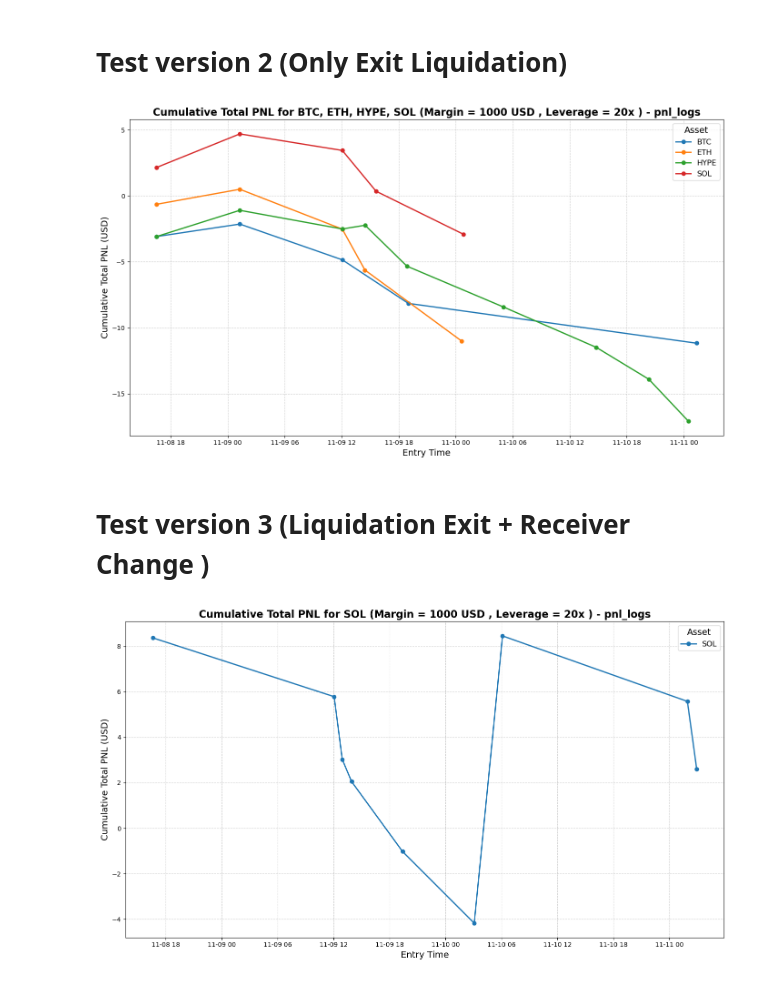
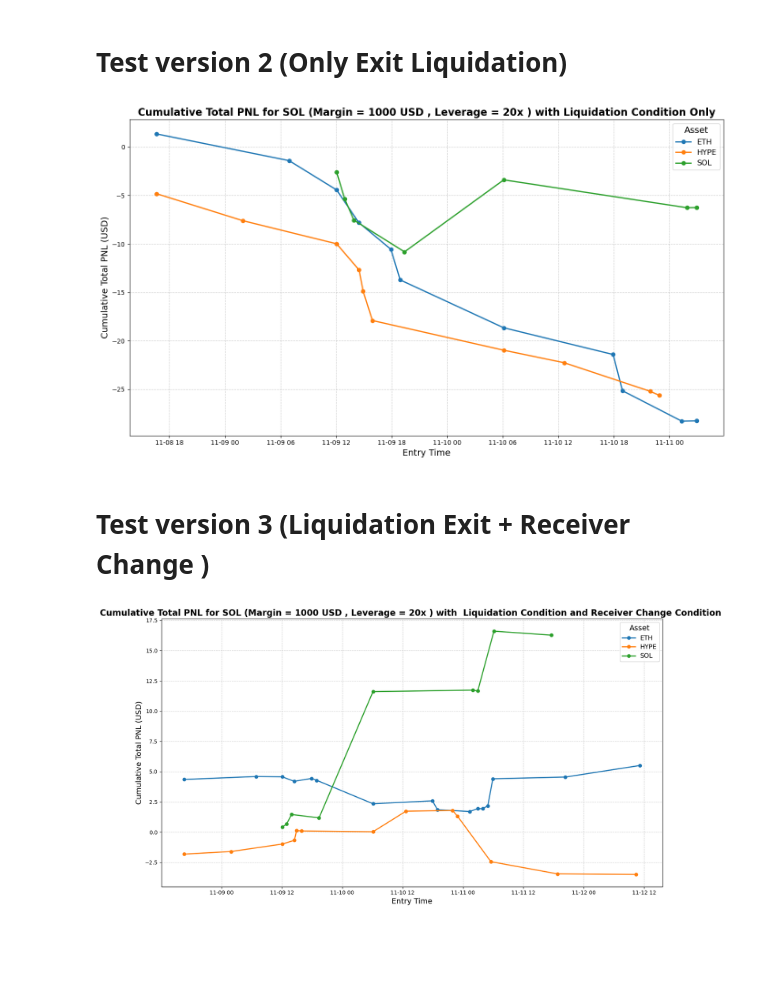
Before and after one commit to SwellNetwork/monitor-pnl, a Jupyter notebook: Analysis.ipynb, the cells around one changed output. Saved outputs shown, nothing was run; the diff lists cells and outputs as text; code cells hidden in the pictures; blank space fills up the shorter version.

```diff
--- a/Analysis.ipynb
+++ b/Analysis.ipynb
@@ -50,8 +62,8 @@ import pandas as pd
 import glob
 import os
 
-assets = ["SOL"]
-csv_dir = "/Users/trancatkhanh/Downloads/Monitor PNL/pnl_logs"
+assets = [ "ETH", "HYPE", "SOL"]
+csv_dir = "/Users/trancatkhanh/Downloads/Monitor PNL/pnl_logs_v2"
 colors = ["#1f77b4", "#ff7f0e", "#2ca02c", "#d62728"]  # Assign a distinct color to each asset
 
 plt.figure(figsize=(14, 8))
@@ -68,8 +80,11 @@ for asset, color in zip(assets, colors):
         print(f"Required columns missing in {csv_file}")
         continue
     df['entry_time'] = pd.to_datetime(df['entry_time'])
-    # 'trading_fee' calculated as 0.00015 * leverage * position_size for each row.
-    df['trading_fee'] = 0.00015 * 20000
+    # Calculate trading_fee as 0.00015 * leverage * position_size for each row, but set the last row to 0
+    trading_fee_value = 0.00015 * 20 * 1000  # leverage=20, position_size=1000
+    df['trading_fee'] = trading_fee_value
+    if len(df) > 0:
+        df.loc[df.index[-1], 'trading_fee'] = 0
     # Subtract the trading fee from the total PNL per order, and recalculate cumulative PNL
     df['total_pnl_usd_minus_fee'] = df['total_pnl_usd'] - df['trading_fee']
     df['cumulative_pnl_usd_minus_fee'] = df['total_pnl_usd_minus_fee'].cumsum()
@@ -84,7 +99,7 @@ plt.grid(True, linestyle='--', alpha=0.6)
 plt.tight_layout()
 plt.show()
 # %% [output]
-[figure, old version]
+[figure, new version]
 # %% [markdown]
 # Test version 3 (Liquidation Exit  + Receiver Change )
 # %%
@@ -93,38 +108,40 @@ import pandas as pd
 import glob
 import os
 
-assets = [ "SOL"]
-csv_dir = "/Users/trancatkhanh/Downloads/Monitor PNL/pnl_logs_v2"
+assets = ["ETH", "HYPE", "SOL"]
+csv_dir = "/Users/trancatkhanh/Downloads/Monitor PNL/new_pnl_logs_v2"
 colors = ["#1f77b4", "#ff7f0e", "#2ca02c", "#d62728"]  # Assign a distinct color to each asset
 
 plt.figure(figsize=(14, 8))
 
 for asset, color in zip(assets, colors):
     files = glob.glob(f"{csv_dir}/{asset}_*.csv")
     if not files:
         print(f"No CSV file found for {asset} in pnl_logs")
         continue
     # Pick the CSV with latest date/session, if multiple found
     csv_file = sorted(files)[-1]
     df = pd.read_csv(csv_file)
     if "entry_time" not in df or "total_pnl_usd" not in df:
         print(f"Required columns missing in {csv_file}")
         continue
     df['entry_time'] = pd.to_datetime(df['entry_time'])
-    #  'trading_fee' calculated as 0.00015 * leverage * position_size for each row.
-    df['trading_fee'] = 0.00015 * 20000
+    trading_fee_value = 0.00015 * 20 * 1000  # leverage=20, position_size=1000
+    df['trading_fee'] = trading_fee_value
+    if len(df) > 0:
+        df.loc[df.index[-1], 'trading_fee'] = 0
     # Subtract the trading fee from the total PNL per order, and recalculate cumulative PNL
     df['total_pnl_usd_minus_fee'] = df['total_pnl_usd'] - df['trading_fee']
     df['cumulative_pnl_usd_minus_fee'] = df['total_pnl_usd_minus_fee'].cumsum()
     plt.plot(df['entry_time'], df['cumulative_pnl_usd_minus_fee'],
              marker='o', linestyle='-', label=asset, color=color, linewidth=2, markersize=6)
 
 plt.xlabel("Entry Time", fontsize=14)
 plt.ylabel("Cumulative Total PNL (USD)", fontsize=14)
-plt.title("Cumulative Total PNL for SOL (Margin = 1000 USD , Leverage = 20x ) with  Liquidation Condition and Receiver Change Condition , fontsize=16, fontweight="bold")
+plt.title("Cumulative Total PNL for SOL (Margin = 1000 USD , Leverage = 20x ) with  Liquidation Condition and Receiver Change Condition ", fontsize=16, fontweight="bold")
 plt.legend(title="Asset", fontsize=12, title_fontsize=14, loc="best")
 plt.grid(True, linestyle='--', alpha=0.6)
 plt.tight_layout()
 plt.show()
 # %% [output]
-[figure, old version]
+[figure, new version]
```
Also changed, not shown: parts of 3 cells of this notebook, 41 other files.
